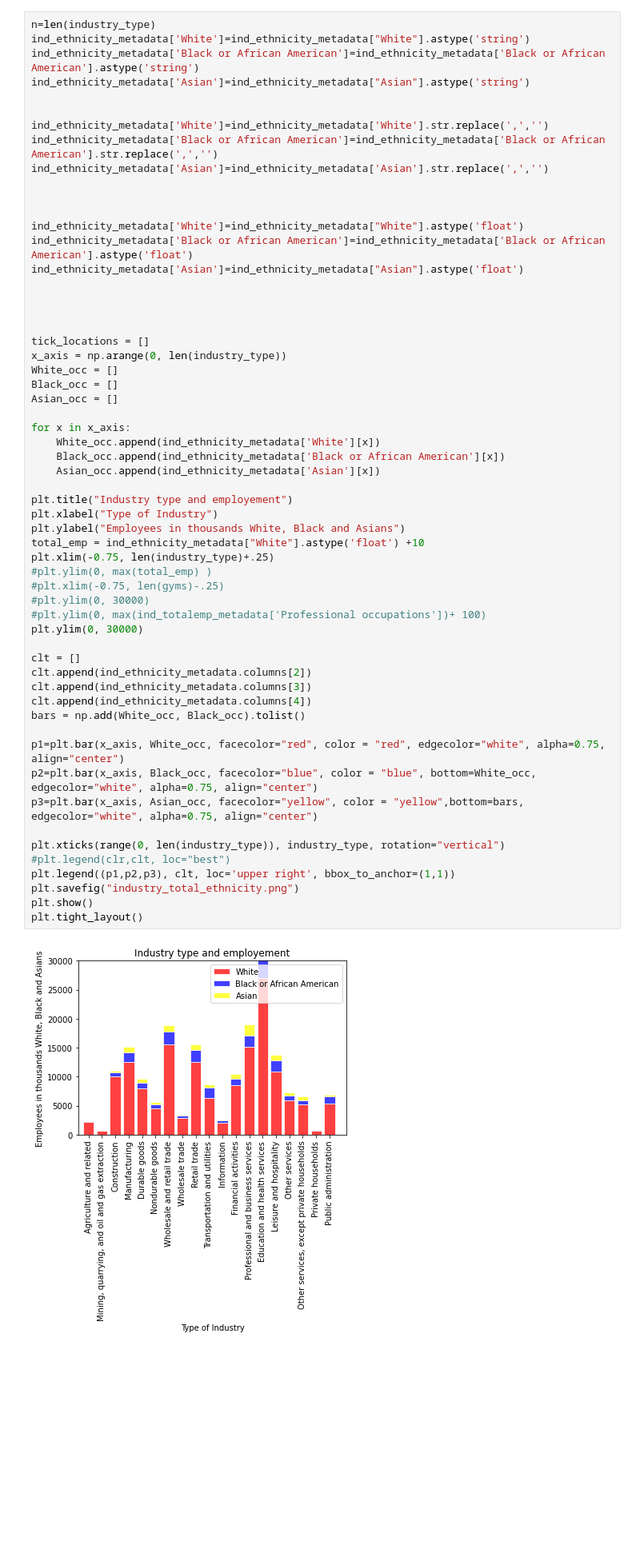
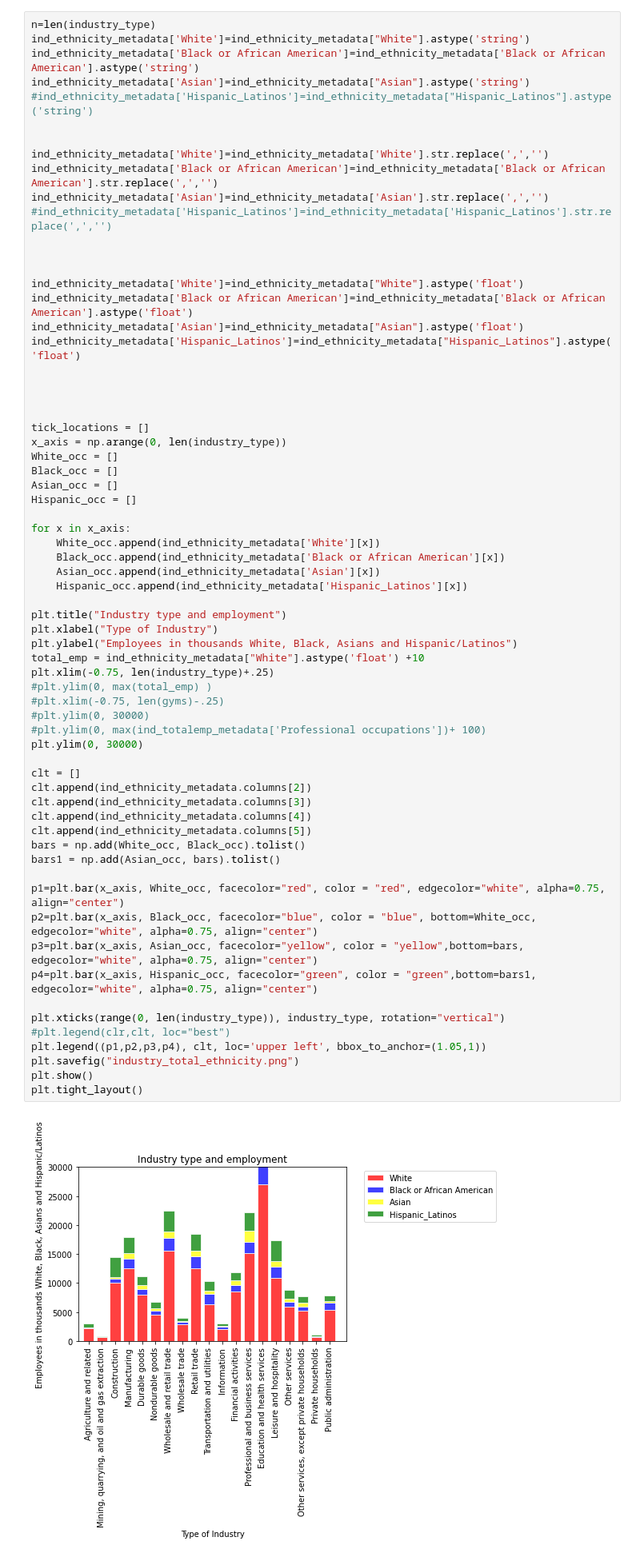
Before and after one commit to chinnamanaidu/project_rutgers, a Jupyter notebook: Project_bls/bls_starter.ipynb, the cells around one changed output. Shown at 80% size. Cells and saved outputs as stored; diff of their text form; blank space fills up the shorter version.

```diff
--- a/Project_bls/bls_starter.ipynb
+++ b/Project_bls/bls_starter.ipynb
@@ -308,17 +319,20 @@ n=len(industry_type)
 ind_ethnicity_metadata['White']=ind_ethnicity_metadata["White"].astype('string')
 ind_ethnicity_metadata['Black or African American']=ind_ethnicity_metadata['Black or African American'].astype('string')
 ind_ethnicity_metadata['Asian']=ind_ethnicity_metadata["Asian"].astype('string')
+#ind_ethnicity_metadata['Hispanic_Latinos']=ind_ethnicity_metadata["Hispanic_Latinos"].astype('string')
 
 
 ind_ethnicity_metadata['White']=ind_ethnicity_metadata['White'].str.replace(',','')
 ind_ethnicity_metadata['Black or African American']=ind_ethnicity_metadata['Black or African American'].str.replace(',','')
 ind_ethnicity_metadata['Asian']=ind_ethnicity_metadata['Asian'].str.replace(',','')
+#ind_ethnicity_metadata['Hispanic_Latinos']=ind_ethnicity_metadata['Hispanic_Latinos'].str.replace(',','')
 
 
 
 ind_ethnicity_metadata['White']=ind_ethnicity_metadata["White"].astype('float')
 ind_ethnicity_metadata['Black or African American']=ind_ethnicity_metadata['Black or African American'].astype('float')
 ind_ethnicity_metadata['Asian']=ind_ethnicity_metadata["Asian"].astype('float')
+ind_ethnicity_metadata['Hispanic_Latinos']=ind_ethnicity_metadata["Hispanic_Latinos"].astype('float')
 
 
 
@@ -328,39 +342,44 @@ x_axis = np.arange(0, len(industry_type))
 White_occ = []
 Black_occ = []
 Asian_occ = []
+Hispanic_occ = []
 
 for x in x_axis:
     White_occ.append(ind_ethnicity_metadata['White'][x])
     Black_occ.append(ind_ethnicity_metadata['Black or African American'][x])
     Asian_occ.append(ind_ethnicity_metadata['Asian'][x])
+    Hispanic_occ.append(ind_ethnicity_metadata['Hispanic_Latinos'][x])
 
-plt.title("Industry type and employement")
+plt.title("Industry type and employment")
 plt.xlabel("Type of Industry")
-plt.ylabel("Employees in thousands White, Black and Asians")
+plt.ylabel("Employees in thousands White, Black, Asians and Hispanic/Latinos")
 total_emp = ind_ethnicity_metadata["White"].astype('float') +10
 plt.xlim(-0.75, len(industry_type)+.25)
 #plt.ylim(0, max(total_emp) )
 #plt.xlim(-0.75, len(gyms)-.25)
 #plt.ylim(0, 30000)
 #plt.ylim(0, max(ind_totalemp_metadata['Professional occupations'])+ 100)
 plt.ylim(0, 30000)
 
 clt = []
 clt.append(ind_ethnicity_metadata.columns[2])
 clt.append(ind_ethnicity_metadata.columns[3])
 clt.append(ind_ethnicity_metadata.columns[4])
+clt.append(ind_ethnicity_metadata.columns[5])
 bars = np.add(White_occ, Black_occ).tolist()
+bars1 = np.add(Asian_occ, bars).tolist()
 
 p1=plt.bar(x_axis, White_occ, facecolor="red", color = "red", edgecolor="white", alpha=0.75, align="center")
 p2=plt.bar(x_axis, Black_occ, facecolor="blue", color = "blue", bottom=White_occ, edgecolor="white", alpha=0.75, align="center")
 p3=plt.bar(x_axis, Asian_occ, facecolor="yellow", color = "yellow",bottom=bars, edgecolor="white", alpha=0.75, align="center")
+p4=plt.bar(x_axis, Hispanic_occ, facecolor="green", color = "green",bottom=bars1, edgecolor="white", alpha=0.75, align="center")
 
 plt.xticks(range(0, len(industry_type)), industry_type, rotation="vertical")
 #plt.legend(clr,clt, loc="best")
-plt.legend((p1,p2,p3), clt, loc='upper right', bbox_to_anchor=(1,1))
+plt.legend((p1,p2,p3,p4), clt, loc='upper left', bbox_to_anchor=(1.05,1))
 plt.savefig("industry_total_ethnicity.png")
 plt.show()
 plt.tight_layout()
 # %% [output]
-[figure, old version]
+[figure, new version]
 <Figure size 432x288 with 0 Axes>
```
Also changed, not shown: parts of 9 cells of this notebook, 47 other files.
